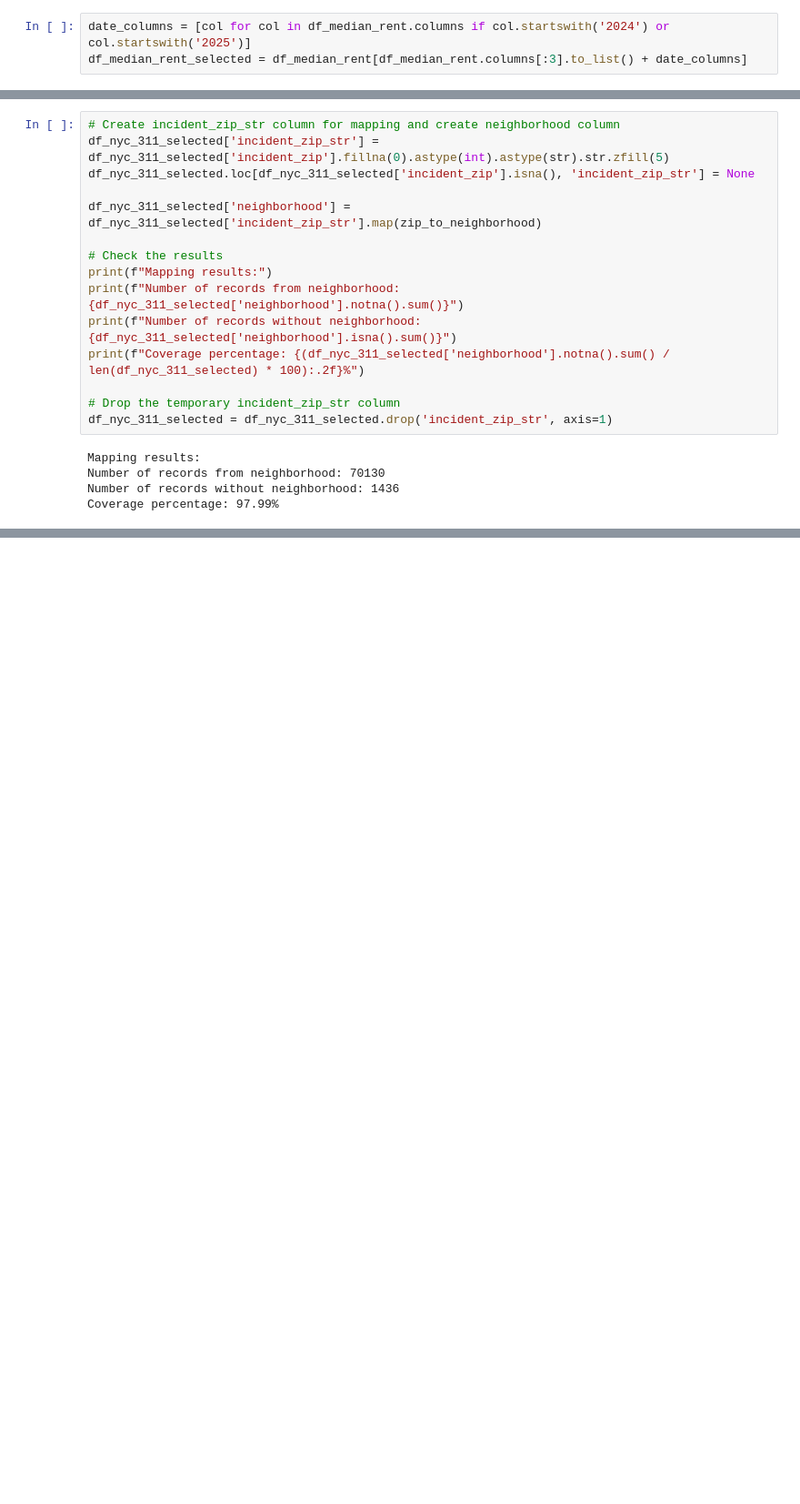
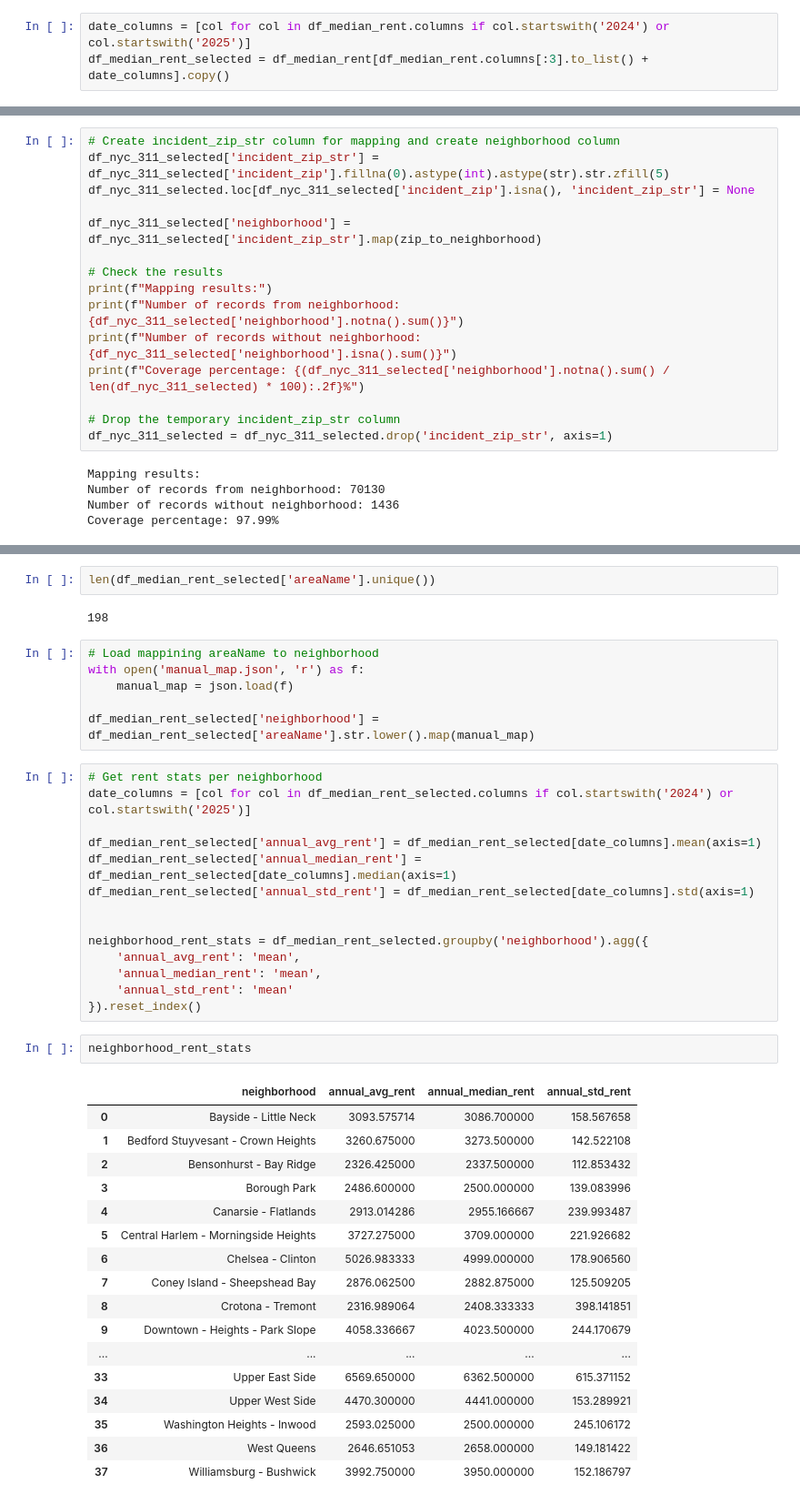
Before and after one commit to mikeandrusyak/DAW_NYC_data, a Jupyter notebook: general_data_wragling.ipynb, the cells around one changed output, grey strips where cells are left out. Shown: that part at 91% size. Cells and saved outputs as stored; diff of their text form; blank space fills up the shorter version.

Commit message:
Made groupping by neighborhood and join tabels

```diff
--- a/general_data_wragling.ipynb
+++ b/general_data_wragling.ipynb
@@ -41,7 +41,7 @@ list_of_relevant_columns = ['created_date', 'closed_date', 'complaint_type',
 df_nyc_311_selected = df_nyc_311[list_of_relevant_columns]
 # %%
 date_columns = [col for col in df_median_rent.columns if col.startswith('2024') or col.startswith('2025')]
-df_median_rent_selected = df_median_rent[df_median_rent.columns[:3].to_list() + date_columns]
+df_median_rent_selected = df_median_rent[df_median_rent.columns[:3].to_list() + date_columns].copy()
 # %%
 df_nyc_311_selected.head()
 # %% [output]
@@ -194,0 +202,44 @@ Coverage percentage: 97.99%
+# %%
+len(df_median_rent_selected['areaName'].unique())
+# %% [output]
+198
+# %%
+# Load mappining areaName to neighborhood
+with open('manual_map.json', 'r') as f:
+    manual_map = json.load(f)
+
+df_median_rent_selected['neighborhood'] = df_median_rent_selected['areaName'].str.lower().map(manual_map)
+# %%
+# Get rent stats per neighborhood
+date_columns = [col for col in df_median_rent_selected.columns if col.startswith('2024') or col.startswith('2025')]
+
+df_median_rent_selected['annual_avg_rent'] = df_median_rent_selected[date_columns].mean(axis=1)
+df_median_rent_selected['annual_median_rent'] = df_median_rent_selected[date_columns].median(axis=1)
+df_median_rent_selected['annual_std_rent'] = df_median_rent_selected[date_columns].std(axis=1)
+
+
+neighborhood_rent_stats = df_median_rent_selected.groupby('neighborhood').agg({
+    'annual_avg_rent': 'mean',
+    'annual_median_rent': 'mean',
+    'annual_std_rent': 'mean'
+}).reset_index()
+# %%
+neighborhood_rent_stats
+# %% [output]
+|  | neighborhood | annual_avg_rent | annual_median_rent | annual_std_rent |
+| 0 | Bayside - Little Neck | 3093.575714 | 3086.700000 | 158.567658 |
+| 1 | Bedford Stuyvesant - Crown Heights | 3260.675000 | 3273.500000 | 142.522108 |
+| 2 | Bensonhurst - Bay Ridge | 2326.425000 | 2337.500000 | 112.853432 |
+| 3 | Borough Park | 2486.600000 | 2500.000000 | 139.083996 |
+| 4 | Canarsie - Flatlands | 2913.014286 | 2955.166667 | 239.993487 |
+| 5 | Central Harlem - Morningside Heights | 3727.275000 | 3709.000000 | 221.926682 |
+| 6 | Chelsea - Clinton | 5026.983333 | 4999.000000 | 178.906560 |
+| 7 | Coney Island - Sheepshead Bay | 2876.062500 | 2882.875000 | 125.509205 |
+| 8 | Crotona - Tremont | 2316.989064 | 2408.333333 | 398.141851 |
+| 9 | Downtown - Heights - Park Slope | 4058.336667 | 4023.500000 | 244.170679 |
+| ... | ... | ... | ... | ... |
+| 33 | Upper East Side | 6569.650000 | 6362.500000 | 615.371152 |
+| 34 | Upper West Side | 4470.300000 | 4441.000000 | 153.289921 |
+| 35 | Washington Heights - Inwood | 2593.025000 | 2500.000000 | 245.106172 |
+| 36 | West Queens | 2646.651053 | 2658.000000 | 149.181422 |
+| 37 | Williamsburg - Bushwick | 3992.750000 | 3950.000000 | 152.186797 |
```
Also changed, not shown: parts of 3 cells of this notebook, 1 other file.
